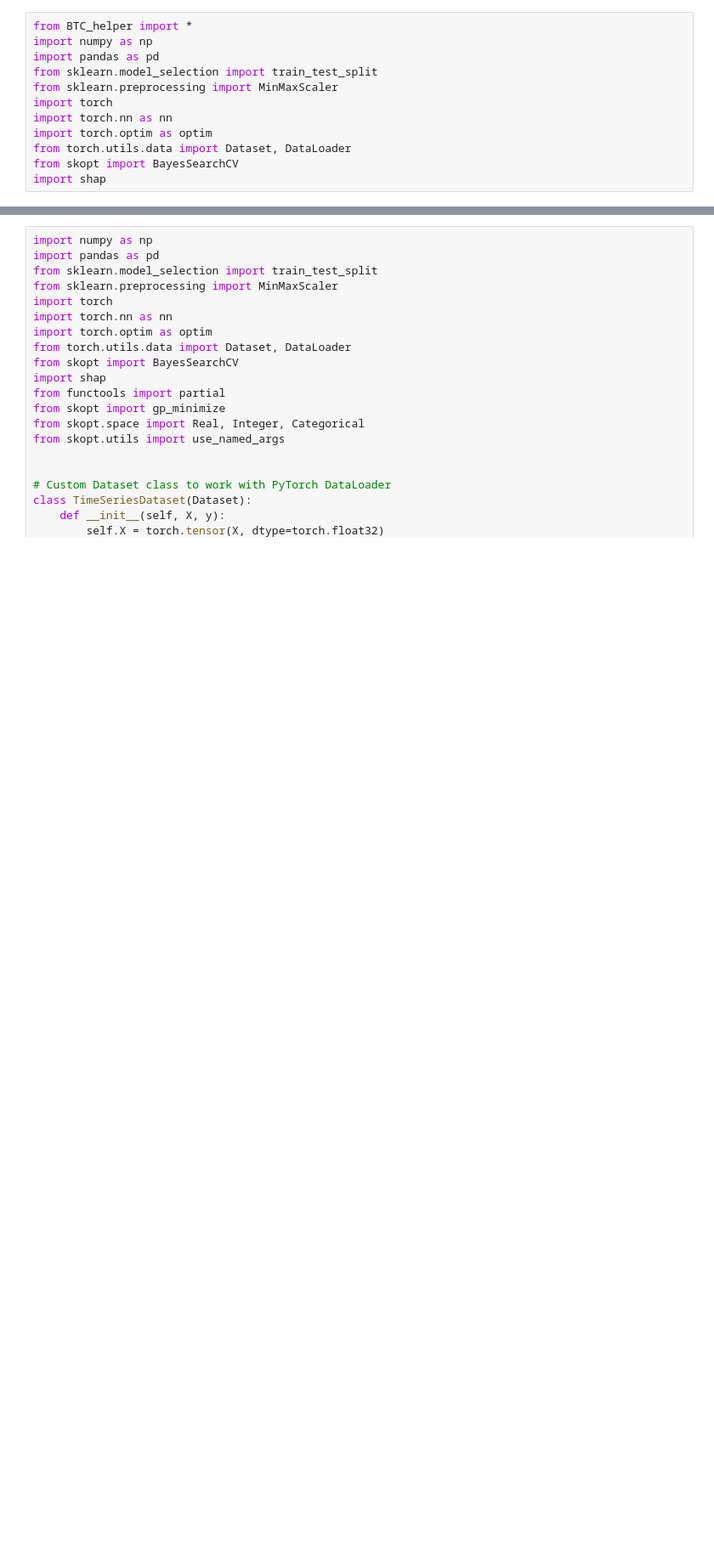
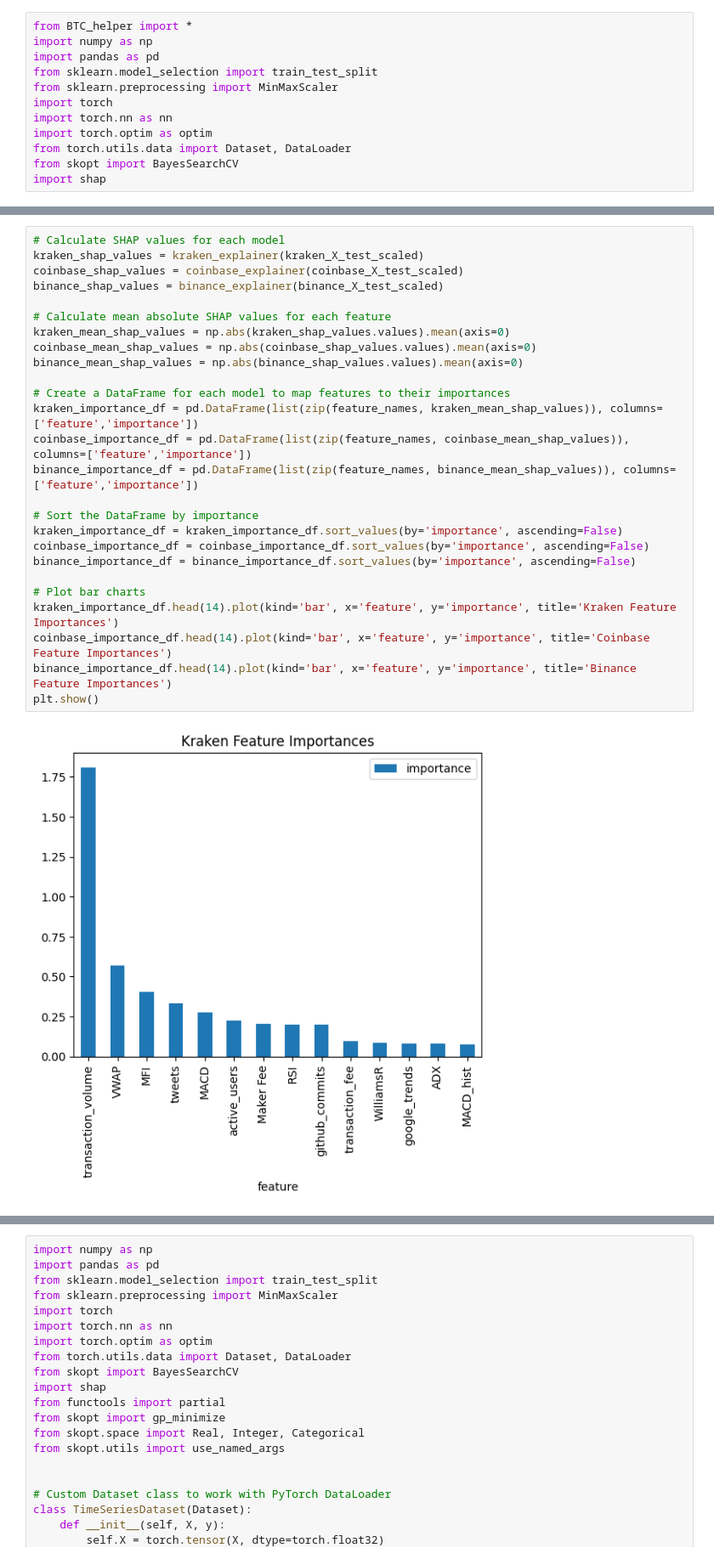
Before and after one commit to bhaskatripathi/Cryptodata_Coinbase_Kraken_Binance, a Jupyter notebook: Objective_3_Pytorch.ipynb, the cells around one changed output, grey strips where cells are left out. Shown at 85% size. Cells and saved outputs as stored; diff of their text form; blank space fills up the shorter version.

```diff
--- a/Objective_3_Pytorch.ipynb
+++ b/Objective_3_Pytorch.ipynb
@@ -205,0 +581,28 @@ Index(['open', 'volume', 'github_commits', 'google_trends', 'tweets', 'VWAP',
+# %%
+# Calculate SHAP values for each model
+kraken_shap_values = kraken_explainer(kraken_X_test_scaled)
+coinbase_shap_values = coinbase_explainer(coinbase_X_test_scaled)
+binance_shap_values = binance_explainer(binance_X_test_scaled)
+
+# Calculate mean absolute SHAP values for each feature
+kraken_mean_shap_values = np.abs(kraken_shap_values.values).mean(axis=0)
+coinbase_mean_shap_values = np.abs(coinbase_shap_values.values).mean(axis=0)
+binance_mean_shap_values = np.abs(binance_shap_values.values).mean(axis=0)
+
+# Create a DataFrame for each model to map features to their importances
+kraken_importance_df = pd.DataFrame(list(zip(feature_names, kraken_mean_shap_values)), columns=['feature','importance'])
+coinbase_importance_df = pd.DataFrame(list(zip(feature_names, coinbase_mean_shap_values)), columns=['feature','importance'])
+binance_importance_df = pd.DataFrame(list(zip(feature_names, binance_mean_shap_values)), columns=['feature','importance'])
+
+# Sort the DataFrame by importance
+kraken_importance_df = kraken_importance_df.sort_values(by='importance', ascending=False)
+coinbase_importance_df = coinbase_importance_df.sort_values(by='importance', ascending=False)
+binance_importance_df = binance_importance_df.sort_values(by='importance', ascending=False)
+
+# Plot bar charts
+kraken_importance_df.head(14).plot(kind='bar', x='feature', y='importance', title='Kraken Feature Importances')
+coinbase_importance_df.head(14).plot(kind='bar', x='feature', y='importance', title='Coinbase Feature Importances')
+binance_importance_df.head(14).plot(kind='bar', x='feature', y='importance', title='Binance Feature Importances')
+plt.show()
+# %% [output]
+[figure, added]
```
Also changed, not shown: parts of 36 cells of this notebook.
